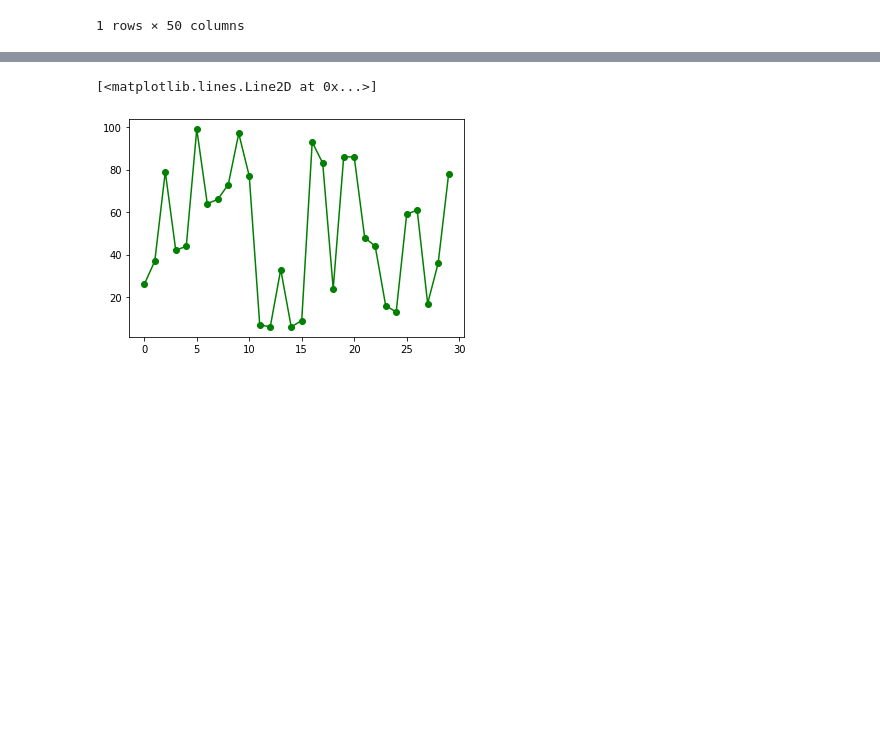
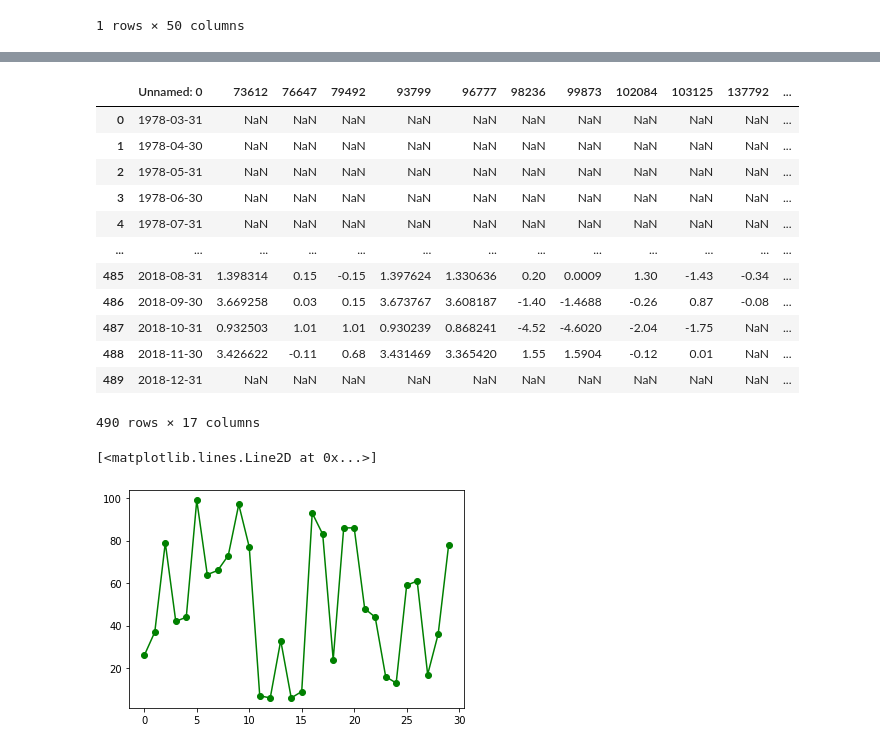
Before and after one commit to ver09934/ben-hedge-funds-2, a Jupyter notebook: excel_processing.ipynb, the cells around one changed output, grey strips where cells are left out. Drawn from its saved outputs; the diff is of its cells as text; code cells hidden in the pictures; blank space fills up the shorter version.

```diff
--- a/excel_processing.ipynb
+++ b/excel_processing.ipynb
@@ -99,7 +115,9 @@ strat_info_df
 # %%
+output_sheets = {}
+
 for strat_name, strat_df in returns_data.items():
 
-    print(strat_name)
+    print("Processing {}...".format(strat_name))
 
     dates_dropped = strat_df.drop(strat_df.columns[0], axis=1, inplace=False)
 
@@ -122,7 +140,17 @@ for strat_name, strat_df in returns_data.items():
             "W" if has_man else "WO"
         )
 
-        print(sheet_name)
+        # print(sheet_name)
 
-    print()
+        # NOTE: This assumes that the dates are the same in every sheet of returns_data
+
+        # Add list of dates if sheet not yet created
+        # TODO: Remove if False
+        if sheet_name not in output_sheets:
+            df = pd.DataFrame(returns_data.get(next(iter(returns_data.keys()))).iloc[:, 0])
+            output_sheets[sheet_name] = df
+
+        # Append info to dataframe
+        assert len(output_sheets[sheet_name].iloc[:, 0]) == len(returns)
+        output_sheets[sheet_name][product_num] = returns
 # %% [output]
@@ -145,0 +256,10 @@ UndefineddeadWO
+# %%
+# Add statistics to our output sheets
+
+output_sheets_annotated = {}
+
+for sheet_name, df in output_sheets.items():
+    print("Processing {}...".format(sheet_name))
+    dates_dropped = df.drop(df.columns[0], axis=1, inplace=False)
+    stats = dates_dropped.apply(pd.Series.describe, axis=1)[['mean', 'std']]
+    output_sheets_annotated[sheet_name] = pd.concat([df, stats], axis=1)
@@ -146,3 +284,19 @@ UndefineddeadWO
+# %%
+output_sheets_annotated["MultideadW"]
+# %% [output]
+|  | Unnamed: 0 | 73612 | 76647 | 79492 | 93799 | 96777 | 98236 | 99873 | 102084 | 103125 | 137792 | ... |
+| 0 | 1978-03-31 | NaN | NaN | NaN | NaN | NaN | NaN | NaN | NaN | NaN | NaN | ... |
+| 1 | 1978-04-30 | NaN | NaN | NaN | NaN | NaN | NaN | NaN | NaN | NaN | NaN | ... |
+| 2 | 1978-05-31 | NaN | NaN | NaN | NaN | NaN | NaN | NaN | NaN | NaN | NaN | ... |
+| 3 | 1978-06-30 | NaN | NaN | NaN | NaN | NaN | NaN | NaN | NaN | NaN | NaN | ... |
+| 4 | 1978-07-31 | NaN | NaN | NaN | NaN | NaN | NaN | NaN | NaN | NaN | NaN | ... |
+| ... | ... | ... | ... | ... | ... | ... | ... | ... | ... | ... | ... | ... |
+| 485 | 2018-08-31 | 1.398314 | 0.15 | -0.15 | 1.397624 | 1.330636 | 0.20 | 0.0009 | 1.30 | -1.43 | -0.34 | ... |
+| 486 | 2018-09-30 | 3.669258 | 0.03 | 0.15 | 3.673767 | 3.608187 | -1.40 | -1.4688 | -0.26 | 0.87 | -0.08 | ... |
+| 487 | 2018-10-31 | 0.932503 | 1.01 | 1.01 | 0.930239 | 0.868241 | -4.52 | -4.6020 | -2.04 | -1.75 | NaN | ... |
+| 488 | 2018-11-30 | 3.426622 | -0.11 | 0.68 | 3.431469 | 3.365420 | 1.55 | 1.5904 | -0.12 | 0.01 | NaN | ... |
+| 489 | 2018-12-31 | NaN | NaN | NaN | NaN | NaN | NaN | NaN | NaN | NaN | NaN | ... |
+490 rows × 17 columns
 # %%
 assert False
 # %%
```
Also changed, not shown: parts of 12 cells of this notebook.
